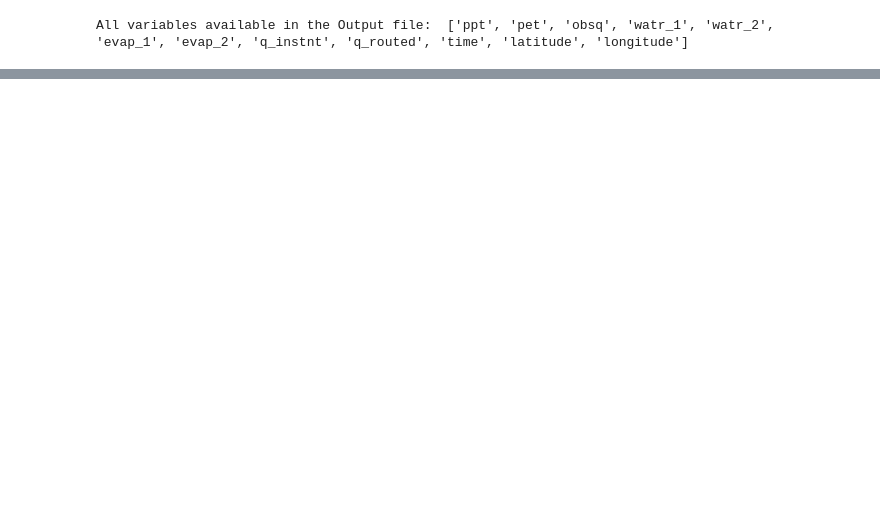
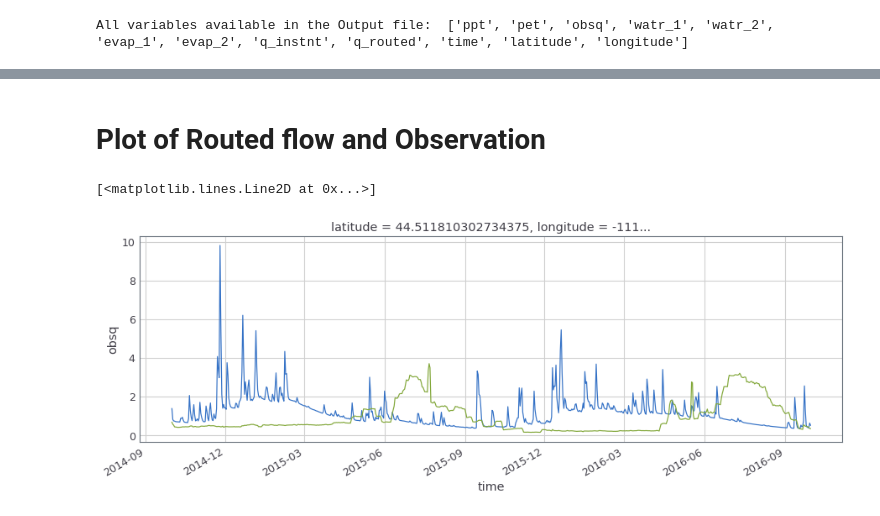
Before and after one commit to msaharia/aasi, a Jupyter notebook: plotFUSEoutput.ipynb, the cells around one changed output, grey strips where cells are left out. Drawn from its saved outputs; the diff is of its cells as text; code cells hidden in the pictures; blank space fills up the shorter version.

```diff
--- a/plotFUSEoutput.ipynb
+++ b/plotFUSEoutput.ipynb
@@ -38,0 +45,12 @@ plotncvar('evap_2', 'Evaporation (Lower Soil Layer)', 'TIME')
+# %% [markdown]
+# Plot of Routed flow and Observation
+# %%
+starttime = '2014-10-01'
+endtime = '2016-09-30'
+
+plt.figure(figsize=(15,5))
+out['q_routed'].loc[starttime: endtime].plot(label = 'FUSE routed runoff')
+out['obsq'].loc[starttime: endtime].plot(label = 'Observed')
+# %% [output]
+[<matplotlib.lines.Line2D at 0x...>]
+[figure, added]
```
Also changed, not shown: parts of 4 cells of this notebook.
